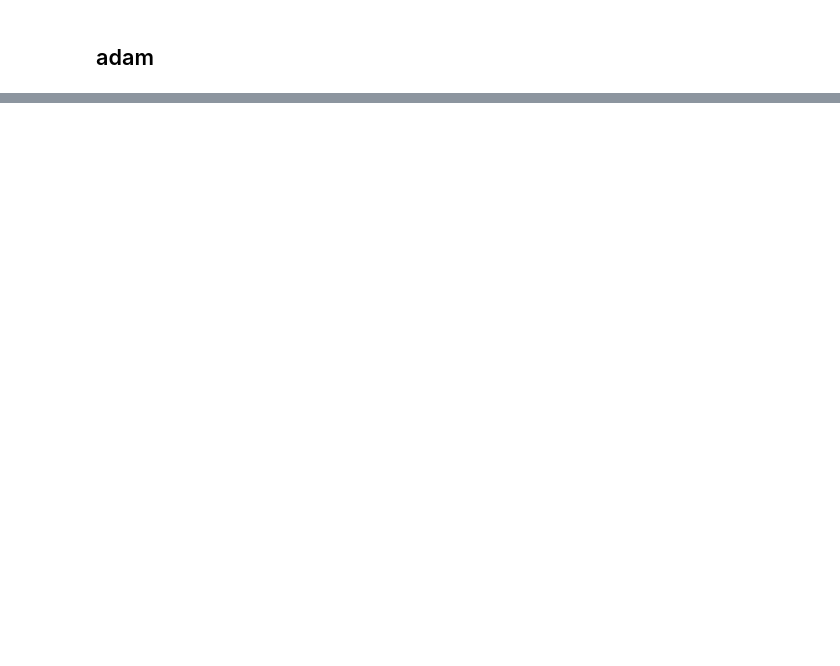
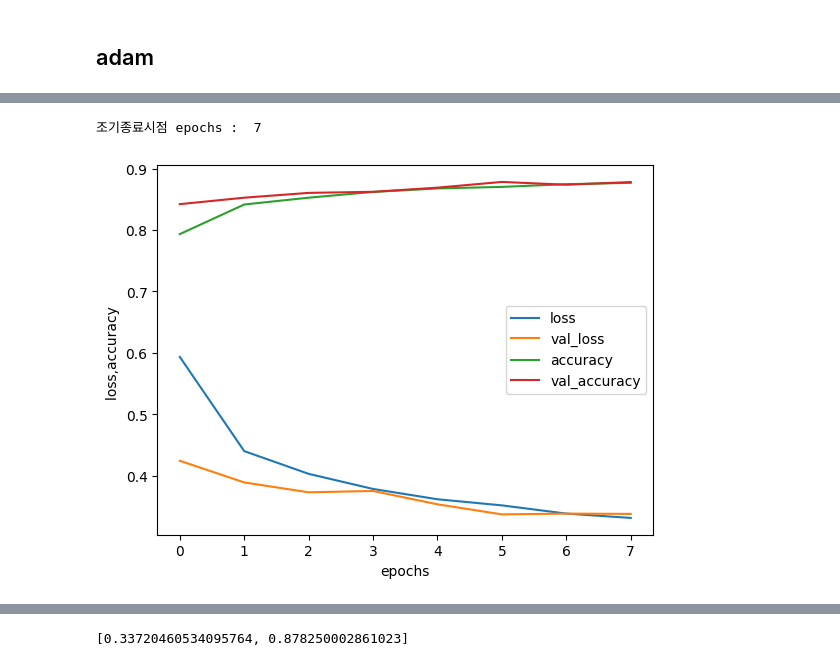
Before and after one commit to Kim-JungHyun01/AIStudy24, a Jupyter notebook: 딥러닝/인공신경망기타도구.ipynb, the cells around one changed output, grey strips where cells are left out. Drawn from its saved outputs; the diff is of its cells as text; code cells hidden in the pictures; blank space fills up the shorter version.

```diff
--- a/딥러닝/인공신경망기타도구.ipynb
+++ b/딥러닝/인공신경망기타도구.ipynb
@@ -297,0 +482,8 @@ plt.show()
+# %%
+model= keras.models.load_model('best-model.keras')
+# load_model로 저장했던 값을 불러와 다시 예측 실행
+
+model.evaluate(val_scaled, val_target)
+# keras.callbacks.ModelCheckpoint 콜백이 가장 낮은 검증 점수의 모델을 자동을 저장해 주었음
+# 여전히 20번의 에포크 동안 훈련을 함
+# 그 이후에는 과대적합이 더 커지기 때문에 훈련을 계속할 필요가 없음
@@ -297,0 +503,35 @@ plt.show()
+# %%
+model = model_fn(keras.layers.Dropout(0.3))
+model.compile(optimizer="adam", loss ='sparse_categorical_crossentropy', metrics=['accuracy'])
+
+checkpoint_cb = keras.callbacks.ModelCheckpoint('best-model.keras', save_best_only=True)
+
+#가장 낮은 검증 손실의 모델을 파일에 저장하고 검증 손실이 다시 상승할 때 훈련을 중지할 수 있음
+early_stopping_cb = keras.callbacks.EarlyStopping(patience=2, restore_best_weights=True)
+
+# 훈련을 중지하고 현재 모델의 파라미터를 최상의 파라미터로 되돌림
+history = model.fit(train_scaled, train_target, epochs=20, verbose=0,
+            validation_data=(val_scaled, val_target), callbacks=[checkpoint_cb,early_stopping_cb ])
+# %%
+print("조기종료시점 epochs : ", early_stopping_cb.stopped_epoch)
+# %% [output]
+조기종료시점 epochs :  7
+# %%
+import matplotlib.pyplot as plt
+
+plt.plot(history.history['loss'])
+plt.plot(history.history['val_loss'])
+plt.plot(history.history['accuracy'])
+plt.plot(history.history['val_accuracy'])
+
+plt.xlabel('epochs')    # 파이썬 인덱스 0부터이기에 0~4까지 x축표현
+plt.ylabel('loss,accuracy ')      # 손실된 값
+
+plt.legend(["loss", "val_loss","accuracy", "val_accuracy" ])
+plt.show()
+
+model.evaluate(val_scaled, val_target)
+# 검증 : 0.3372 / 0.8783 / 에포크 : 7번
+# 컴퓨터의 자원과 시간을 아끼고 콜백과 함께 사용하면 최상의 모델을 자동으로 저장해 준다는 것
+# %% [output]
+[figure, added]
@@ -297,0 +539 @@ plt.show()
+[0.33720460534095764, 0.878250002861023]
```
Also changed, not shown: parts of 27 cells of this notebook.
